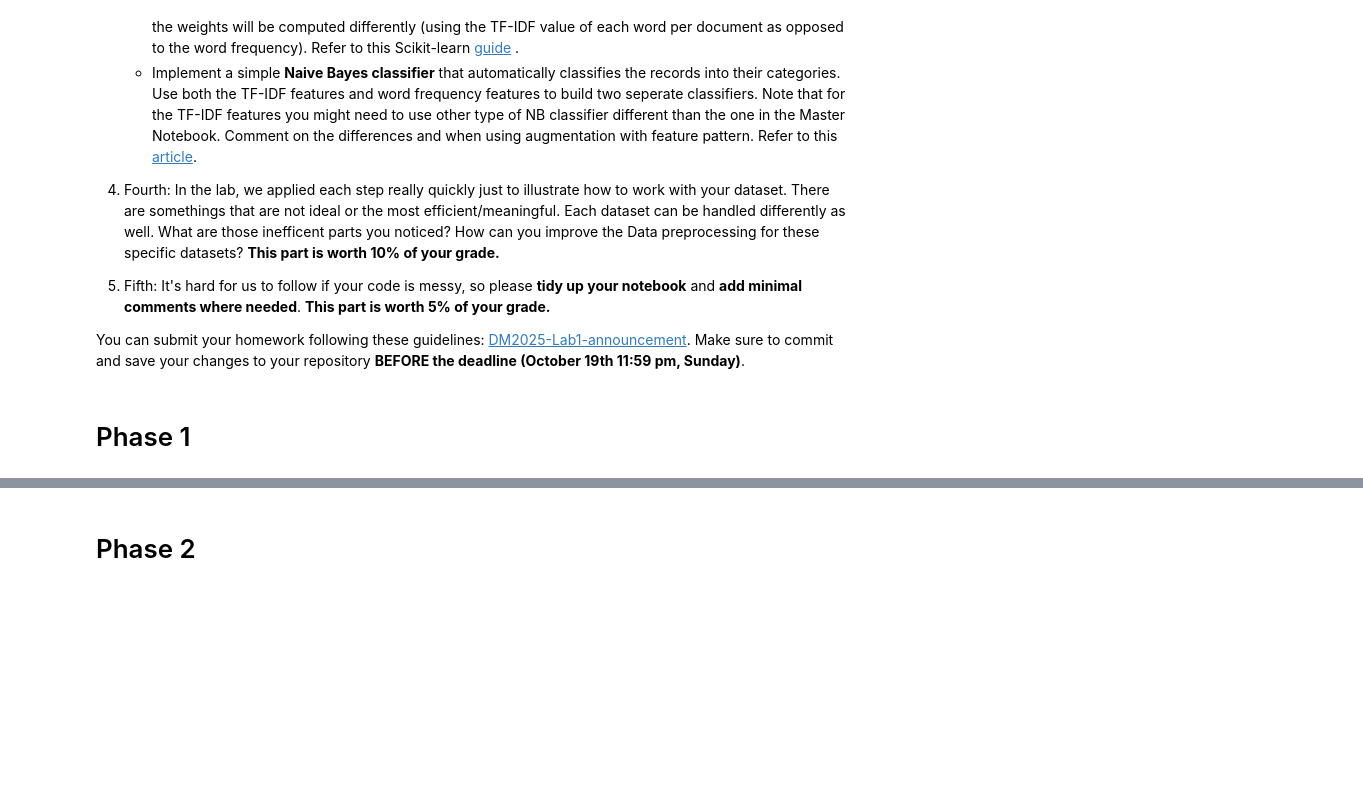
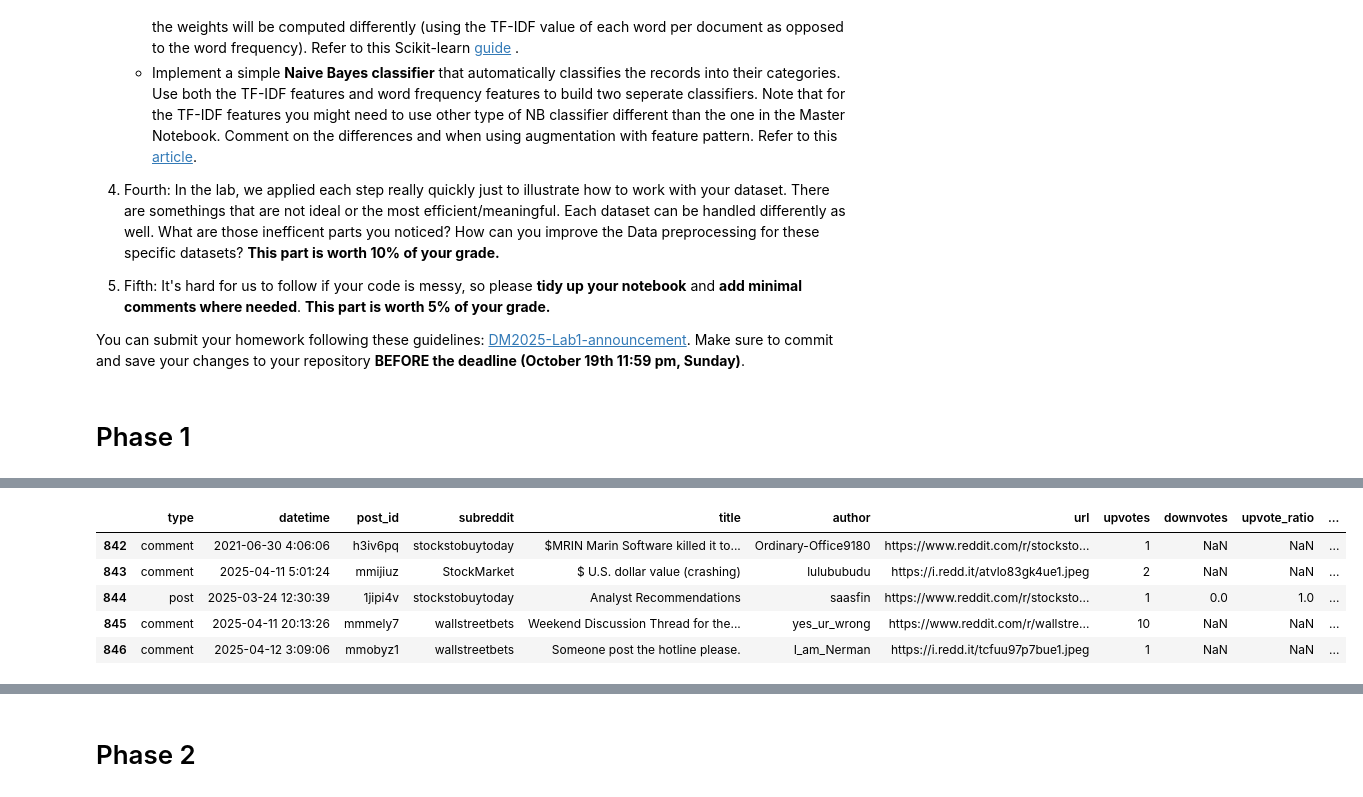
Before and after one commit to vishxrad/DM2025-Lab1-Exercise, a Jupyter notebook: DM2025-Lab1-Homework.ipynb, the cells around one changed output, grey strips where cells are left out. Saved outputs shown, nothing was run; the diff lists cells and outputs as text; code cells hidden in the pictures; blank space fills up the shorter version.

```diff
--- a/DM2025-Lab1-Homework.ipynb
+++ b/DM2025-Lab1-Homework.ipynb
@@ -62,0 +80,10 @@ You can submit your homework following these guidelines: [DM2025-Lab1-announceme
+# %%
+reddit_stock = pd.read_csv("newdataset\Reddit-stock-sentiment.csv")
+reddit_stock.tail(5)
+# %% [output]
+|  | type | datetime | post_id | subreddit | title | author | url | upvotes | downvotes | upvote_ratio | ... |
+| 842 | comment | 2021-06-30 4:06:06 | h3iv6pq | stockstobuytoday | $MRIN Marin Software killed it to... | Ordinary-Office9180 | https://www.reddit.com/r/stocksto... | 1 | NaN | NaN | ... |
+| 843 | comment | 2025-04-11 5:01:24 | mmijiuz | StockMarket | $ U.S. dollar value (crashing) | lulububudu | https://i.redd.it/atvlo83gk4ue1.jpeg | 2 | NaN | NaN | ... |
+| 844 | post | 2025-03-24 12:30:39 | 1jipi4v | stockstobuytoday | Analyst Recommendations | saasfin | https://www.reddit.com/r/stocksto... | 1 | 0.0 | 1.0 | ... |
+| 845 | comment | 2025-04-11 20:13:26 | mmmely7 | wallstreetbets | Weekend Discussion Thread for the... | yes_ur_wrong | https://www.reddit.com/r/wallstre... | 10 | NaN | NaN | ... |
+| 846 | comment | 2025-04-12 3:09:06 | mmobyz1 | wallstreetbets | Someone post the hotline please. | I_am_Nerman | https://i.redd.it/tcfuu97p7bue1.jpeg | 1 | NaN | NaN | ... |
```
Also changed, not shown: parts of 25 cells of this notebook.
